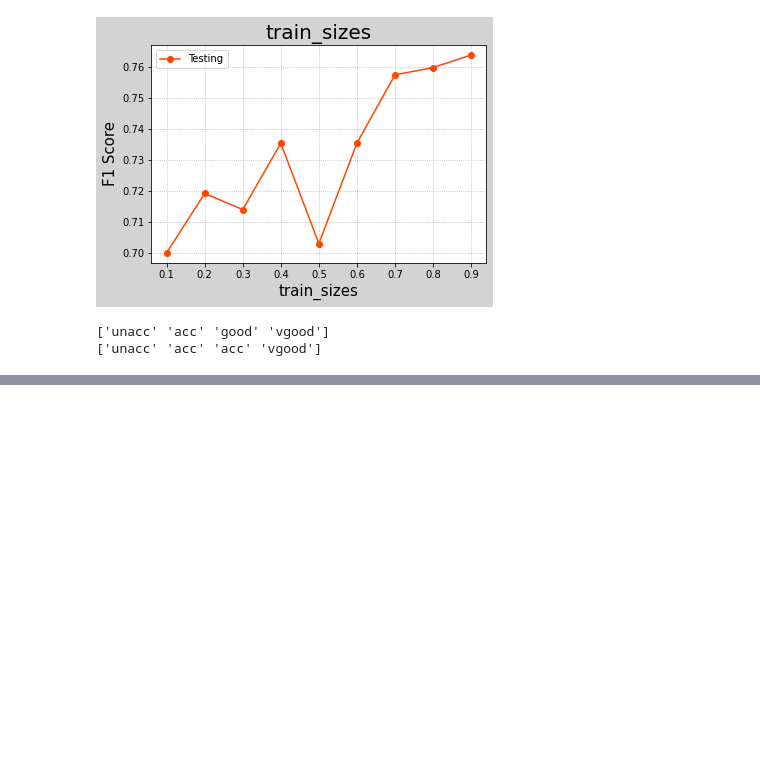
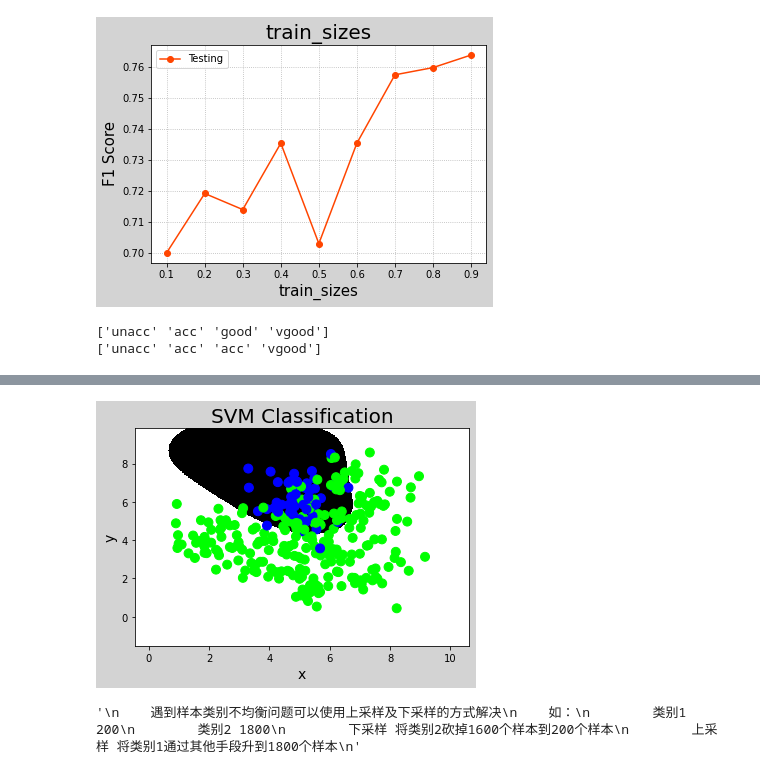
Before and after one commit to wyhfc123/dataAnalysis_2022_1_24, a Jupyter notebook: machine_learning(sklearn).ipynb, the cells around one changed output, grey strips where cells are left out. Saved outputs shown, nothing was run; the diff lists cells and outputs as text; code cells hidden in the pictures; blank space fills up the shorter version.

```diff
--- a/machine_learning(sklearn).ipynb
+++ b/machine_learning(sklearn).ipynb
@@ -2529,0 +2631,54 @@ model.fit(train_x, train_y)
+# %%
+"""
+    样本类别均衡化
+
+"""
+import numpy as np
+from sklearn import svm
+from sklearn import metrics as sm
+from matplotlib import pyplot as plt
+from sklearn import model_selection as ms
+data = np.loadtxt("./ml_data/imbalance.txt",delimiter=",",dtype="f8")
+x = data[:,:-1]
+y = data[:,-1]
+train_x, test_x, train_y, test_y = ms.train_test_split(x, y, test_size=0.25, random_state=7)
+# 基于线性核函数的支持向量机分类器
+# model = svm.SVC(kernel='linear', class_weight='balanced')
+# model = svm.SVC(kernel='rbf', class_weight='balanced')
+# model = svm.SVC(kernel='poly', class_weight='balanced')
+model = svm.SVC(kernel='rbf', class_weight='balanced')
+
+model.fit(train_x, train_y)
+
+
+l, r = x[:, 0].min() - 1, x[:, 0].max() + 1
+b, t = x[:, 1].min() - 1, x[:, 1].max() + 1
+n = 500
+grid_x, grid_y = np.meshgrid(np.linspace(l, r, n), np.linspace(b, t, n))
+samples = np.column_stack((grid_x.ravel(), grid_y.ravel()))
+grid_z = model.predict(samples)
+
+
+
+grid_z = grid_z.reshape(grid_x.shape)
+
+plt.figure('SVM Classification', facecolor='lightgray')
+plt.title('SVM Classification', fontsize=20)
+plt.xlabel('x', fontsize=14)
+plt.ylabel('y', fontsize=14)
+plt.tick_params(labelsize=10)
+plt.pcolormesh(grid_x, grid_y, grid_z, cmap='gray')
+plt.scatter(test_x[:, 0], test_x[:, 1], c=test_y, cmap='brg', s=80)
+plt.show()
+
+"""
+    遇到样本类别不均衡问题可以使用上采样及下采样的方式解决
+    如：
+        类别1 200
+        类别2 1800
+        下采样 将类别2砍掉1600个样本到200个样本
+        上采样 将类别1通过其他手段升到1800个样本
+"""
+# %% [output]
+[figure, added]
+'\n    遇到样本类别不均衡问题可以使用上采样及下采样的方式解决\n    如：\n        类别1 200\n        类别2 1800\n        下采样 将类别2砍掉1600个样本到200个样本\n        上采样 将类别1通过其他手段升到1800个样本\n'
```
Also changed, not shown: parts of 17 cells of this notebook, 12 other files.
